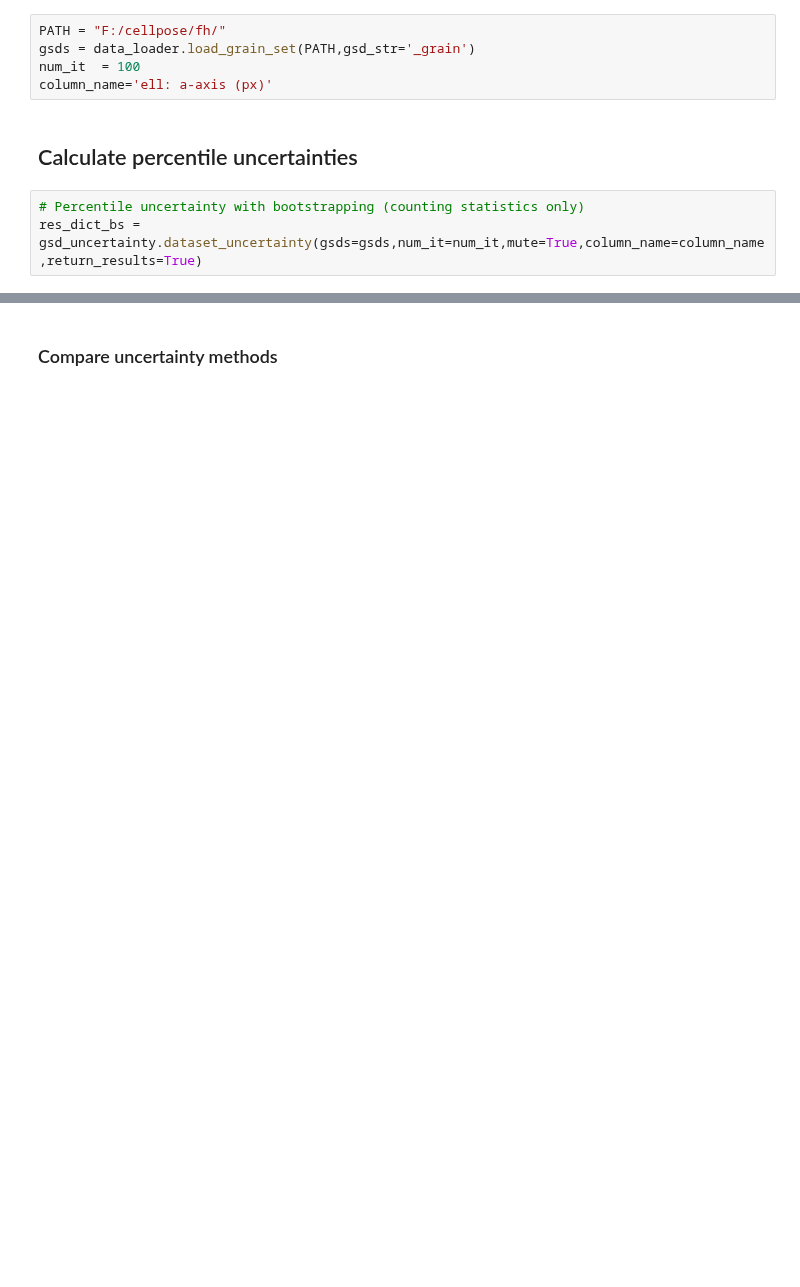
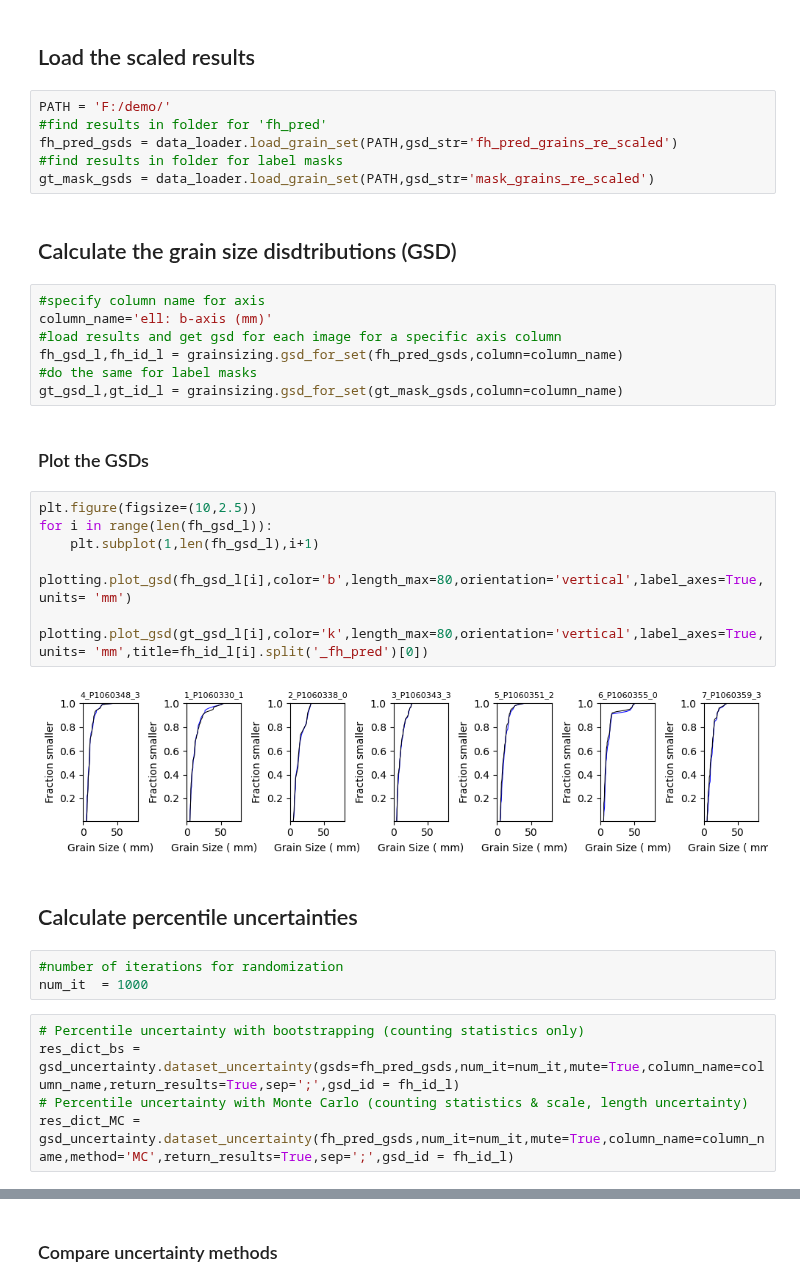
Before and after one commit to dmair1989/imagegrains, a Jupyter notebook: notebooks/4_gsd_analysis.ipynb, the cells around one changed output, grey strips where cells are left out. Cells and saved outputs as stored; diff of their text form; blank space fills up the shorter version.

```diff
--- a/notebooks/4_gsd_analysis.ipynb
+++ b/notebooks/4_gsd_analysis.ipynb
@@ -11,11 +15,38 @@ import data_loader
-# %%
-PATH = "F:/cellpose/fh/"
-gsds = data_loader.load_grain_set(PATH,gsd_str='_grain')
-num_it  = 100
-column_name='ell: a-axis (px)'
+# %% [markdown]
+## Load the scaled results
+# %%
+PATH = 'F:/demo/'
+#find results in folder for 'fh_pred'
+fh_pred_gsds = data_loader.load_grain_set(PATH,gsd_str='fh_pred_grains_re_scaled')
+#find results in folder for label masks
+gt_mask_gsds = data_loader.load_grain_set(PATH,gsd_str='mask_grains_re_scaled')
+# %% [markdown]
+## Calculate the grain size disdtributions (GSD)
+# %%
+#specify column name for axis
+column_name='ell: b-axis (mm)'
+#load results and get gsd for each image for a specific axis column
+fh_gsd_l,fh_id_l = grainsizing.gsd_for_set(fh_pred_gsds,column=column_name)
+#do the same for label masks
+gt_gsd_l,gt_id_l = grainsizing.gsd_for_set(gt_mask_gsds,column=column_name)
+# %% [markdown]
+### Plot the GSDs
+# %%
+plt.figure(figsize=(10,2.5))
+for i in range(len(fh_gsd_l)):
+    plt.subplot(1,len(fh_gsd_l),i+1)
+    plotting.plot_gsd(fh_gsd_l[i],color='b',length_max=80,orientation='vertical',label_axes=True,units= 'mm')
+    plotting.plot_gsd(gt_gsd_l[i],color='k',length_max=80,orientation='vertical',label_axes=True,units= 'mm',title=fh_id_l[i].split('_fh_pred')[0])
+# %% [output]
+[figure, added]
 # %% [markdown]
 ## Calculate percentile uncertainties
+# %%
+#number of iterations for randomization
+num_it  = 1000
 # %%
 # Percentile uncertainty with bootstrapping (counting statistics only)
-res_dict_bs = gsd_uncertainty.dataset_uncertainty(gsds=gsds,num_it=num_it,mute=True,column_name=column_name,return_results=True)
+res_dict_bs = gsd_uncertainty.dataset_uncertainty(gsds=fh_pred_gsds,num_it=num_it,mute=True,column_name=column_name,return_results=True,sep=';',gsd_id = fh_id_l)
+# Percentile uncertainty with Monte Carlo (counting statistics & scale, length uncertainty)
+res_dict_MC = gsd_uncertainty.dataset_uncertainty(fh_pred_gsds,num_it=num_it,mute=True,column_name=column_name,method='MC',return_results=True,sep=';',gsd_id = fh_id_l)
 # %%
```
Also changed, not shown: parts of 13 cells of this notebook, 1 other file.
